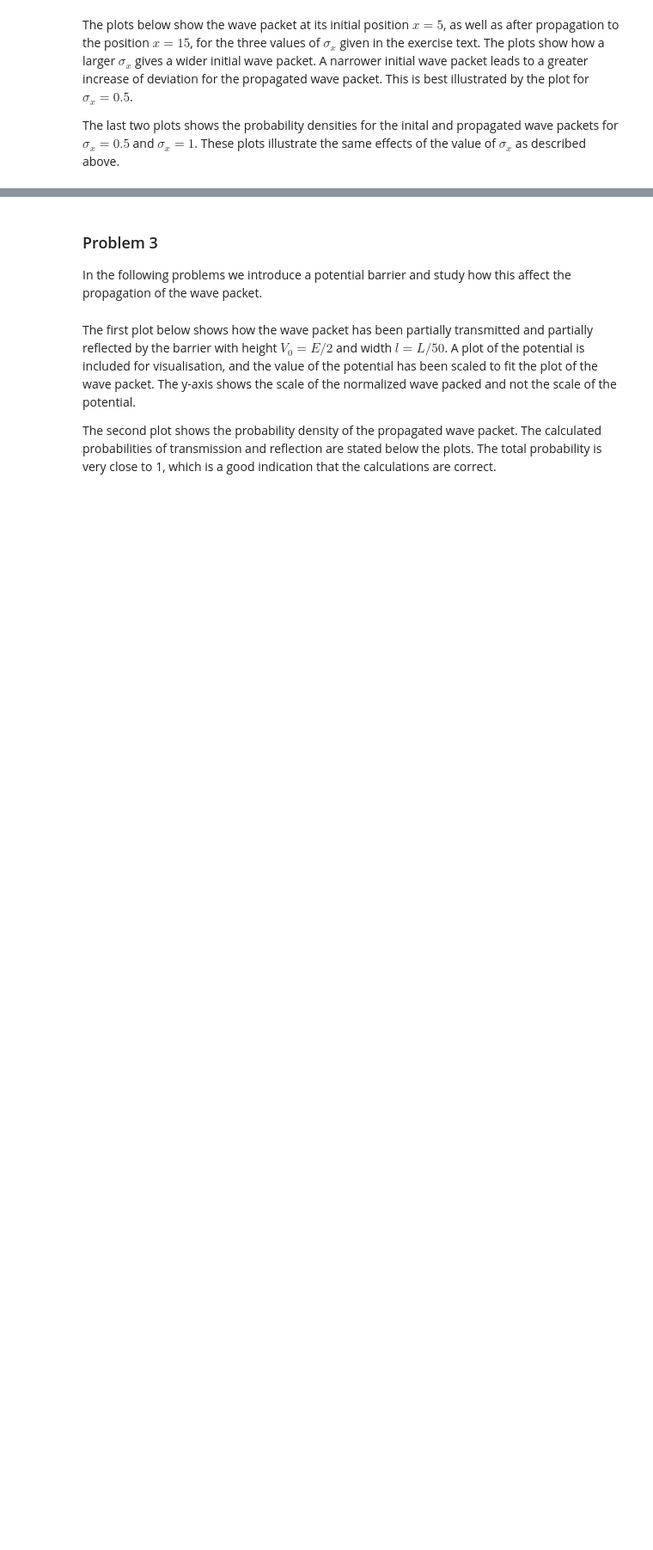
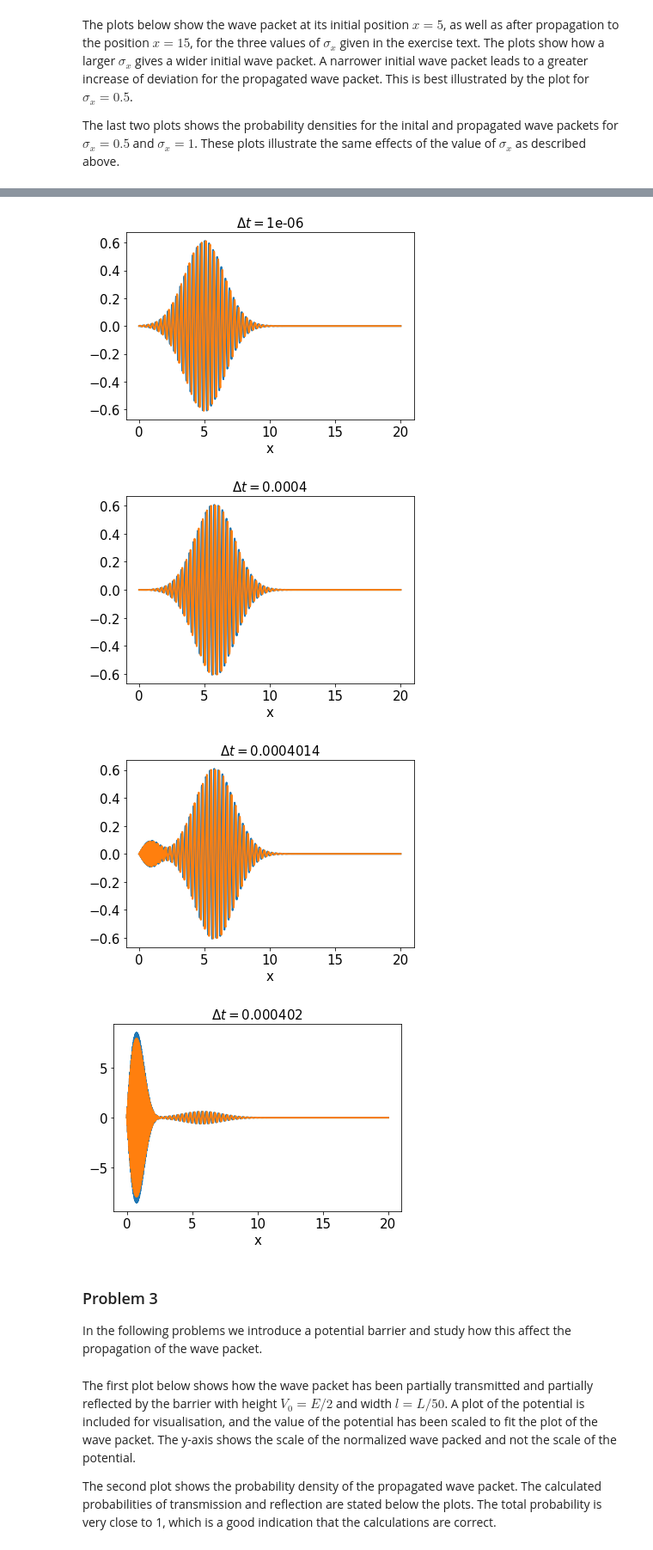
Before and after one commit to sigriaun/kvantastisk, a Jupyter notebook: numerical_exercise.ipynb, the cells around one changed output, grey strips where cells are left out. Shown at 86% size. Drawn from its saved outputs; the diff is of its cells as text; code cells hidden in the pictures; blank space fills up the shorter version.

```diff
--- a/numerical_exercise.ipynb
+++ b/numerical_exercise.ipynb
@@ -295,28 +281,32 @@ The plots below show that the numerical computation is stable for $\delta_t$ sma
 # %%
 """Stability test of delta_t"""
-print(h_bar/((h_bar**2/(2*m))*(1/delta_x**2)+0))
 
 #number of timesteps to use in this test
 timesteps_deltaT_test=100
 
 #Making list of values for delta_t
-list_of_delta_ts=[1e-6,0.00001,0.0001,0.0004,0.0004014,0.000402]
+list_of_delta_ts=[1e-6,0.0004,0.0004014,0.000402]
 
 for i in range(len(list_of_delta_ts)):
     deltat=list_of_delta_ts[i]
 
     #Initial values
     psi_i,psi_r= initvalues(x,sigma_x,delta_x,deltat)
 
     #propagation
     psi_i,psi_r = propagate_psi(psi_i,psi_r,timesteps_deltaT_test,V2,delta_x,deltat)
 
     #plotting
     plt.title("$\Delta t=$"+str(deltat))
     plt.xlabel('x')
     plt.plot(x,psi_r)
     plt.plot(x,psi_i)
     plt.show()
+# %% [output]
+[figure, added]
+[figure, added]
+[figure, added]
+[figure, added]
 # %% [markdown]
 ### Problem 3
 
```
Also changed, not shown: parts of 8 cells of this notebook.
